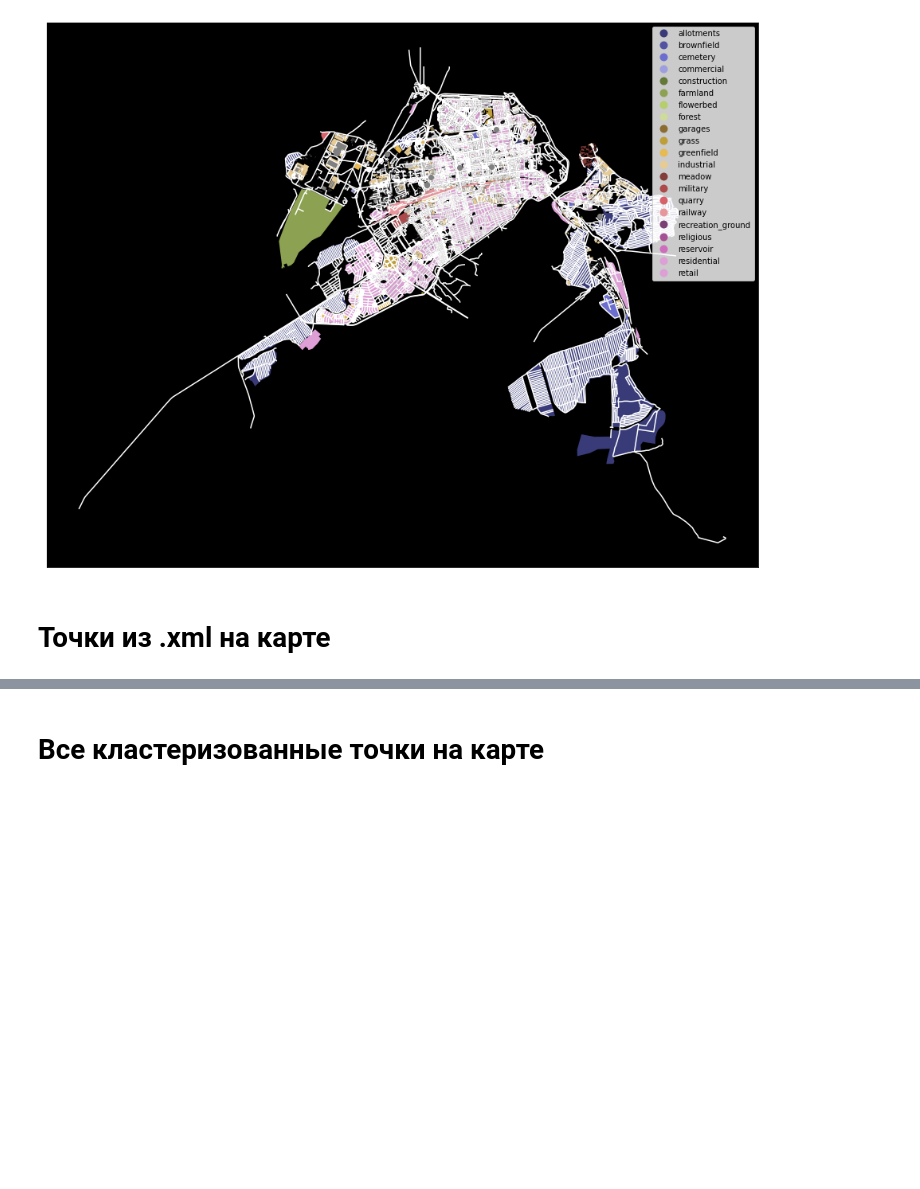
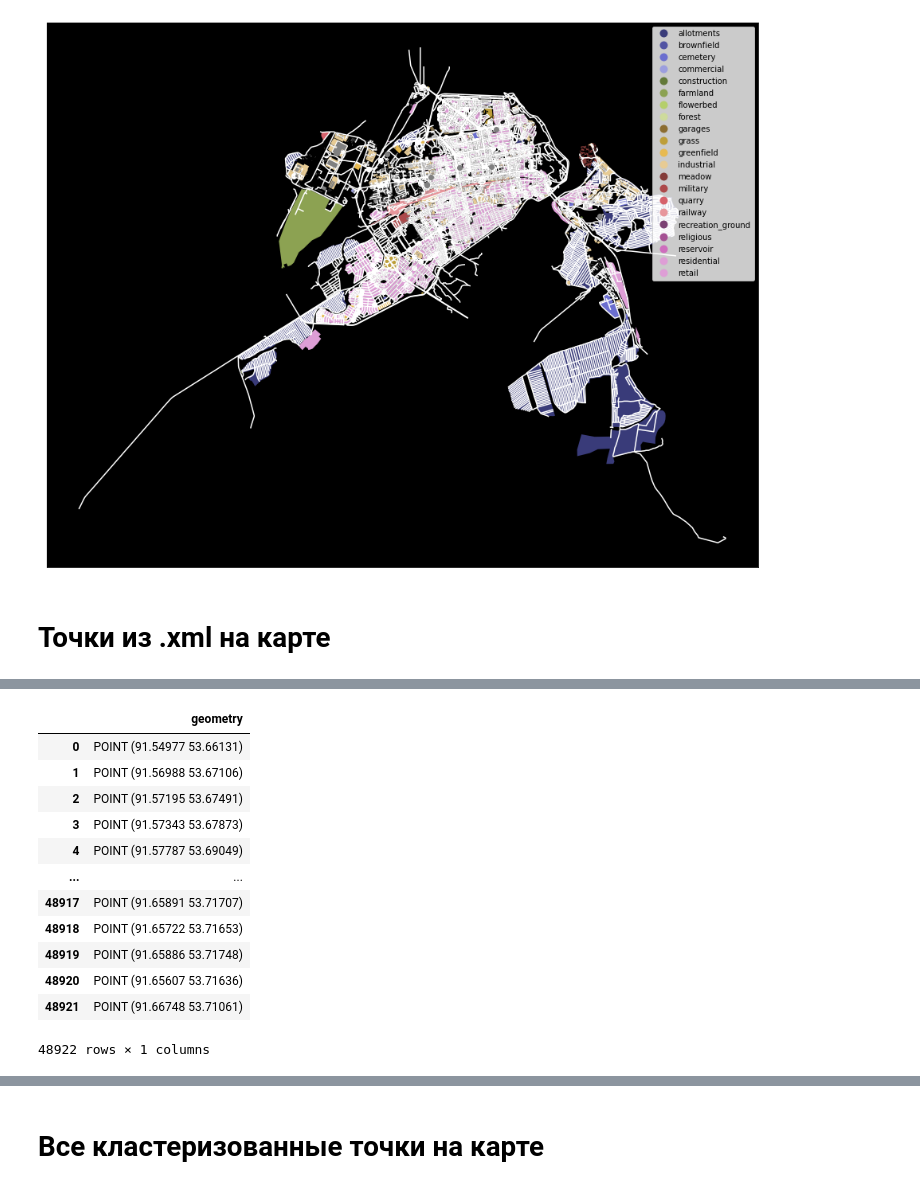
Before and after one commit to MVVladimir/TTE, a Jupyter notebook: notebooks/review.ipynb, the cells around one changed output, grey strips where cells are left out. Drawn from its saved outputs; the diff is of its cells as text; code cells hidden in the pictures; blank space fills up the shorter version.

```diff
--- a/notebooks/review.ipynb
+++ b/notebooks/review.ipynb
@@ -45,0 +45,20 @@ xml_points
+# %%
+from shapely.geometry import Point
+
+geometry = [ Point(xy) for xy in zip(xml_points['lon'], xml_points['lat']) ]
+geos = gpd.GeoDataFrame(geometry=geometry)
+geos
+# %% [output]
+|  | geometry |
+| 0 | POINT (91.54977 53.66131) |
+| 1 | POINT (91.56988 53.67106) |
+| 2 | POINT (91.57195 53.67491) |
+| 3 | POINT (91.57343 53.67873) |
+| 4 | POINT (91.57787 53.69049) |
+| ... | ... |
+| 48917 | POINT (91.65891 53.71707) |
+| 48918 | POINT (91.65722 53.71653) |
+| 48919 | POINT (91.65886 53.71748) |
+| 48920 | POINT (91.65607 53.71636) |
+| 48921 | POINT (91.66748 53.71061) |
+48922 rows × 1 columns
```
Also changed, not shown: parts of 2 cells of this notebook, 4 other files.
